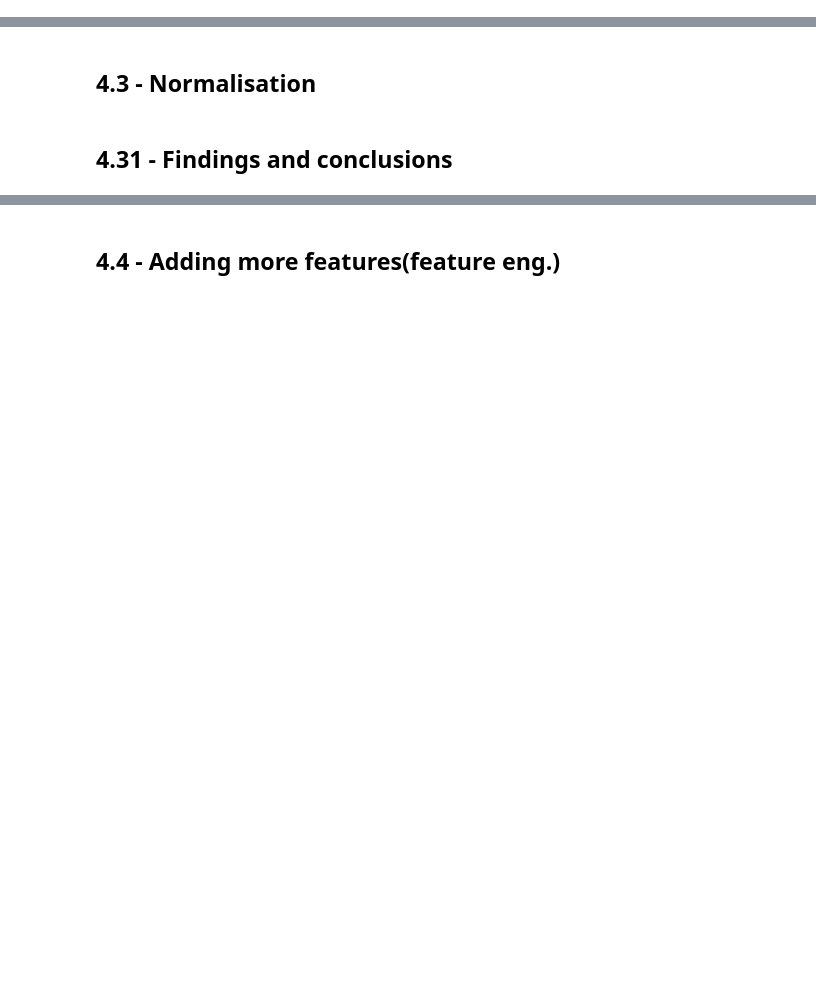
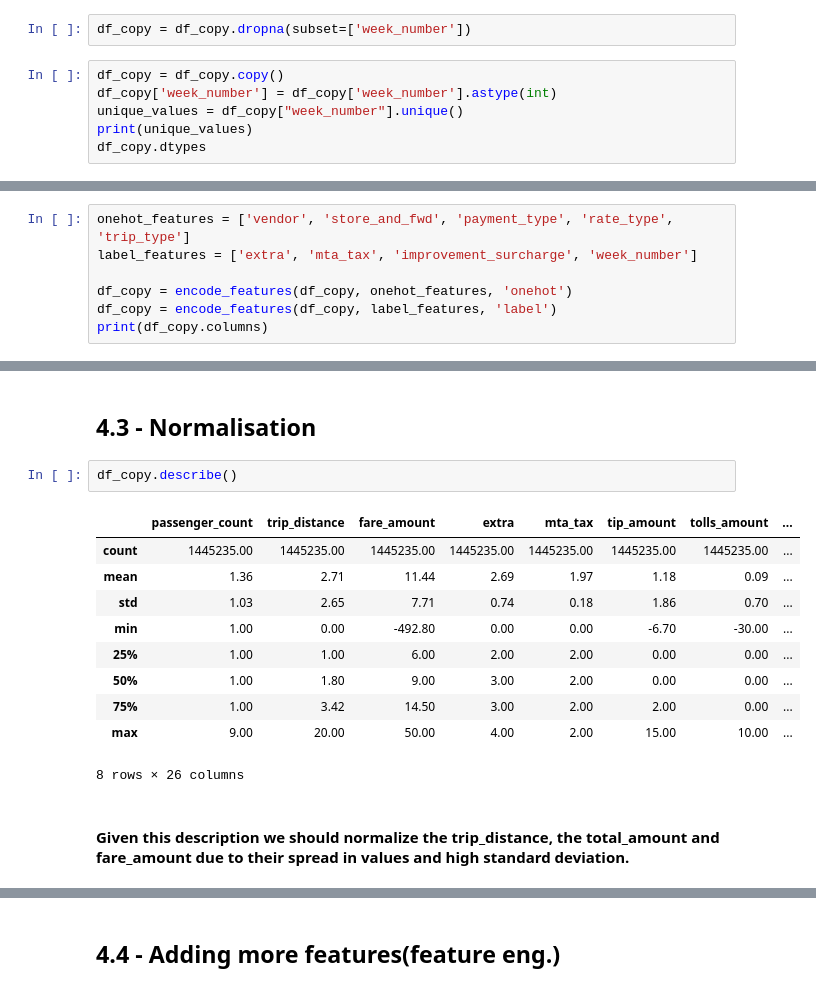
Before and after one commit to OmarMoataz19/Data-Engineering, a Jupyter notebook: Milestone 1/template.ipynb, the cells around one changed output, grey strips where cells are left out. Drawn from its saved outputs; the diff is of its cells as text; blank space fills up the shorter version.

```diff
--- a/Milestone 1/template.ipynb
+++ b/Milestone 1/template.ipynb
@@ -1465,0 +1473,8 @@ dtype: object
+# %%
+df_copy = df_copy.dropna(subset=['week_number'])
+# %%
+df_copy = df_copy.copy()
+df_copy['week_number'] = df_copy['week_number'].astype(int)
+unique_values = df_copy["week_number"].unique()
+print(unique_values)
+df_copy.dtypes
@@ -1469,0 +1576,7 @@ dtype: object
+# %%
+onehot_features = ['vendor', 'store_and_fwd', 'payment_type', 'rate_type', 'trip_type']
+label_features = ['extra', 'mta_tax', 'improvement_surcharge', 'week_number']
+
+df_copy = encode_features(df_copy, onehot_features, 'onehot')
+df_copy = encode_features(df_copy, label_features, 'label')
+print(df_copy.columns)
@@ -1470,4 +1619,17 @@ dtype: object
 # %% [markdown]
 ## 4.3 - Normalisation
-# %% [markdown]
-## 4.31 - Findings and conclusions
+# %%
+df_copy.describe()
+# %% [output]
+|  | passenger_count | trip_distance | fare_amount | extra | mta_tax | tip_amount | tolls_amount | ... |
+| count | 1445235.00 | 1445235.00 | 1445235.00 | 1445235.00 | 1445235.00 | 1445235.00 | 1445235.00 | ... |
+| mean | 1.36 | 2.71 | 11.44 | 2.69 | 1.97 | 1.18 | 0.09 | ... |
+| std | 1.03 | 2.65 | 7.71 | 0.74 | 0.18 | 1.86 | 0.70 | ... |
+| min | 1.00 | 0.00 | -492.80 | 0.00 | 0.00 | -6.70 | -30.00 | ... |
+| 25% | 1.00 | 1.00 | 6.00 | 2.00 | 2.00 | 0.00 | 0.00 | ... |
+| 50% | 1.00 | 1.80 | 9.00 | 3.00 | 2.00 | 0.00 | 0.00 | ... |
+| 75% | 1.00 | 3.42 | 14.50 | 3.00 | 2.00 | 2.00 | 0.00 | ... |
+| max | 9.00 | 20.00 | 50.00 | 4.00 | 2.00 | 15.00 | 10.00 | ... |
+8 rows × 26 columns
+# %% [markdown]
+#### Given this description we should normalize the trip_distance, the total_amount and fare_amount  due to their spread in values and high standard deviation.
```
Also changed, not shown: parts of 38 cells of this notebook, 1 other file.
